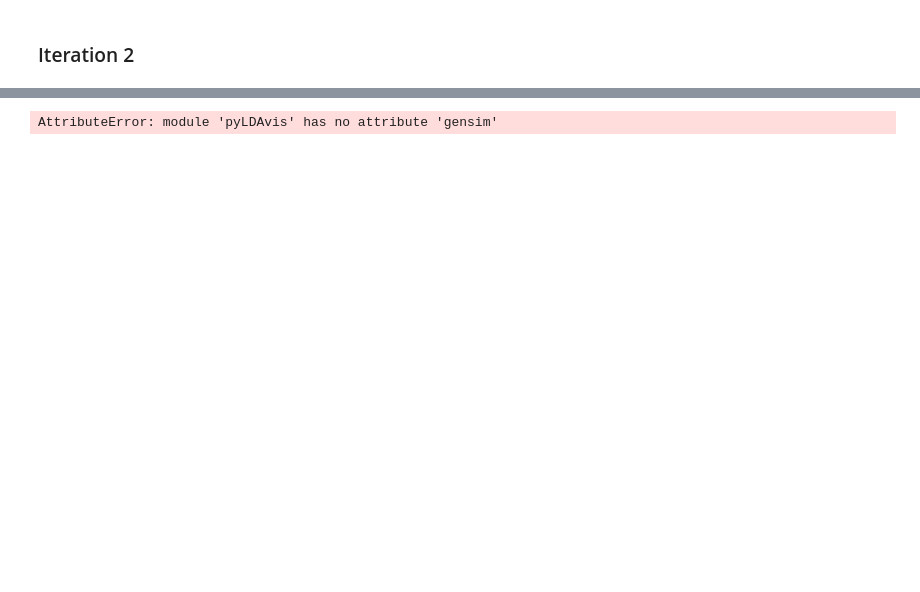
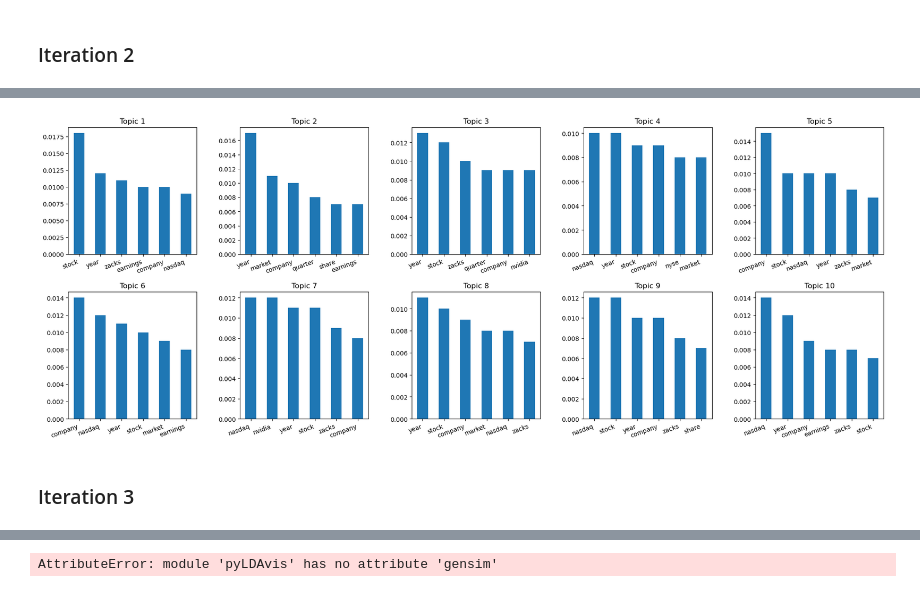
Before and after one commit to MaximeLambregts1/2024_nlp_assignment_2, a Jupyter notebook: LDA.ipynb, the cells around one changed output, grey strips where cells are left out. Cells and saved outputs as stored; diff of their text form; code cells hidden in the pictures; blank space fills up the shorter version.

```diff
--- a/LDA.ipynb
+++ b/LDA.ipynb
@@ -41,0 +50,6 @@ Topic: 9 - Words: 0.011*"year" + 0.007*"company" + 0.007*"nasdaq" + 0.005*"earni
+# %%
+lda.plot_topics(n_words=6)
+# %% [output]
+[figure, added]
+# %% [markdown]
+### Iteration 3
```
Also changed, not shown: parts of 27 cells of this notebook, 1 other file.
